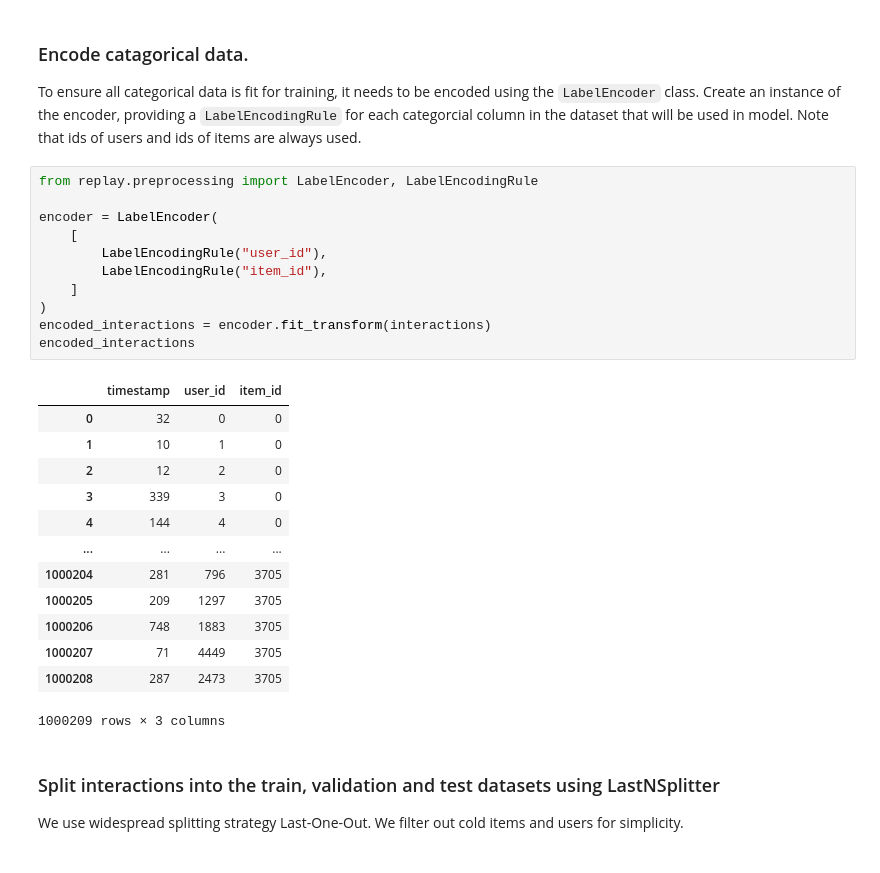
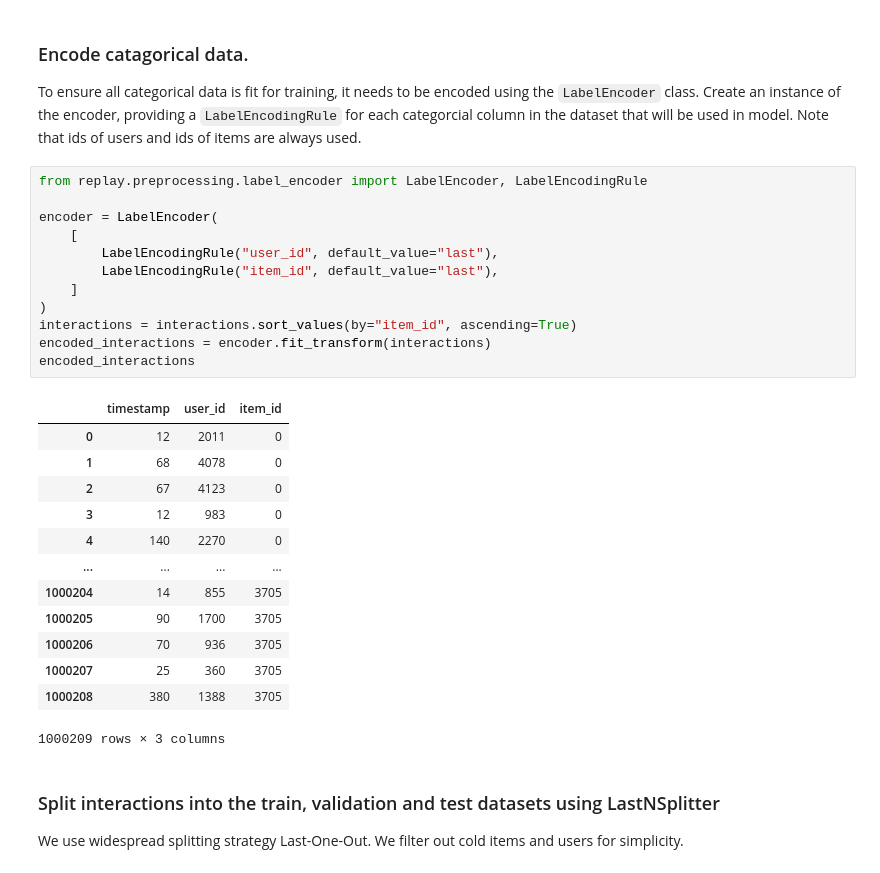
Before and after one commit to sb-ai-lab/RePlay, a Jupyter notebook: examples/09_sasrec_example.ipynb, the cells around one changed output. Saved outputs shown, nothing was run; the diff lists cells and outputs as text.

```diff
--- a/examples/09_sasrec_example.ipynb
+++ b/examples/09_sasrec_example.ipynb
@@ -43,29 +46,30 @@ interactions
 ### Encode catagorical data.
 To ensure all categorical data is fit for training, it needs to be encoded using the `LabelEncoder` class. Create an instance of the encoder, providing a `LabelEncodingRule` for each categorcial column in the dataset that will be used in model. Note that ids of users and ids of items are always used.
 # %%
-from replay.preprocessing import LabelEncoder, LabelEncodingRule
+from replay.preprocessing.label_encoder import LabelEncoder, LabelEncodingRule
 
 encoder = LabelEncoder(
     [
-        LabelEncodingRule("user_id"),
-        LabelEncodingRule("item_id"),
+        LabelEncodingRule("user_id", default_value="last"),
+        LabelEncodingRule("item_id", default_value="last"),
     ]
 )
+interactions = interactions.sort_values(by="item_id", ascending=True)
 encoded_interactions = encoder.fit_transform(interactions)
 encoded_interactions
 # %% [output]
 |  | timestamp | user_id | item_id |
-| 0 | 32 | 0 | 0 |
-| 1 | 10 | 1 | 0 |
-| 2 | 12 | 2 | 0 |
-| 3 | 339 | 3 | 0 |
-| 4 | 144 | 4 | 0 |
+| 0 | 12 | 2011 | 0 |
+| 1 | 68 | 4078 | 0 |
+| 2 | 67 | 4123 | 0 |
+| 3 | 12 | 983 | 0 |
+| 4 | 140 | 2270 | 0 |
 | ... | ... | ... | ... |
-| 1000204 | 281 | 796 | 3705 |
-| 1000205 | 209 | 1297 | 3705 |
-| 1000206 | 748 | 1883 | 3705 |
-| 1000207 | 71 | 4449 | 3705 |
-| 1000208 | 287 | 2473 | 3705 |
+| 1000204 | 14 | 855 | 3705 |
+| 1000205 | 90 | 1700 | 3705 |
+| 1000206 | 70 | 936 | 3705 |
+| 1000207 | 25 | 360 | 3705 |
+| 1000208 | 380 | 1388 | 3705 |
 1000209 rows × 3 columns
 # %% [markdown]
 ### Split interactions into the train, validation and test datasets using LastNSplitter
```
Also changed, not shown: parts of 12 cells of this notebook, 13 other files.
